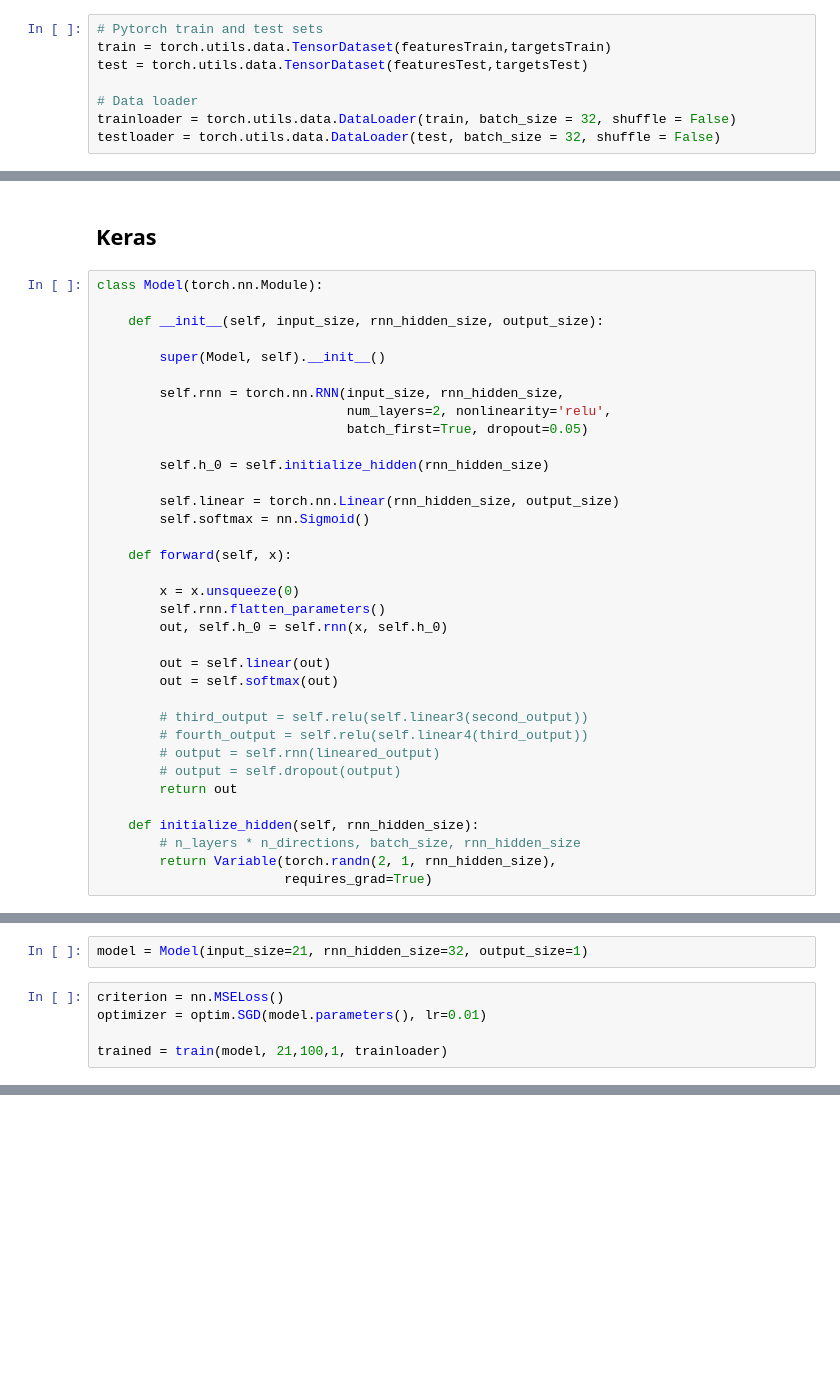
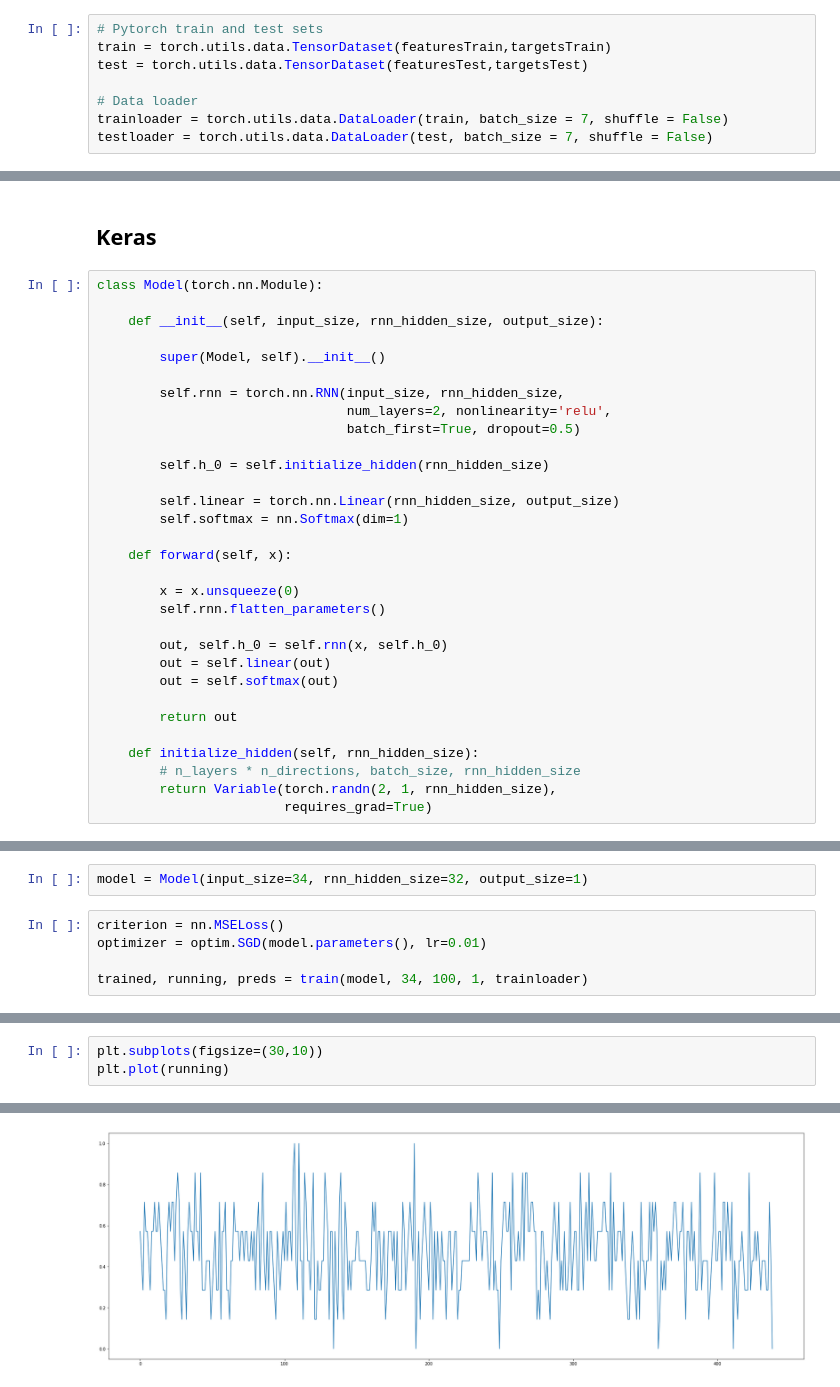
Before and after one commit to Roaldb86/Stock_prediction, a Jupyter notebook: Predicting_stock_market.ipynb, the cells around one changed output, grey strips where cells are left out. Drawn from its saved outputs; the diff is of its cells as text; blank space fills up the shorter version.

Commit message:
RNN model works, very low runningloss decrease (none), need to train much longer. also added save and load function

```diff
--- a/Predicting_stock_market.ipynb
+++ b/Predicting_stock_market.ipynb
@@ -303,8 +313,8 @@ train = torch.utils.data.TensorDataset(featuresTrain,targetsTrain)
 test = torch.utils.data.TensorDataset(featuresTest,targetsTest)
 
 # Data loader
-trainloader = torch.utils.data.DataLoader(train, batch_size = 32, shuffle = False)
-testloader = torch.utils.data.DataLoader(test, batch_size = 32, shuffle = False)
+trainloader = torch.utils.data.DataLoader(train, batch_size = 7, shuffle = False)
+testloader = torch.utils.data.DataLoader(test, batch_size = 7, shuffle = False)
 # %%
 class SimpleRNN(nn.Module):
     def __init__(self, hidden_size):
@@ -467,26 +457,22 @@ class Model(torch.nn.Module):
 
         self.rnn = torch.nn.RNN(input_size, rnn_hidden_size,
                                 num_layers=2, nonlinearity='relu',
-                                batch_first=True, dropout=0.05)
+                                batch_first=True, dropout=0.5)
 
         self.h_0 = self.initialize_hidden(rnn_hidden_size)
 
         self.linear = torch.nn.Linear(rnn_hidden_size, output_size)
-        self.softmax = nn.Sigmoid()
+        self.softmax = nn.Softmax(dim=1)
 
     def forward(self, x):
 
         x = x.unsqueeze(0)
         self.rnn.flatten_parameters()
+
         out, self.h_0 = self.rnn(x, self.h_0)
-
         out = self.linear(out)
         out = self.softmax(out)
 
-        # third_output = self.relu(self.linear3(second_output))
-        # fourth_output = self.relu(self.linear4(third_output))
-        # output = self.rnn(lineared_output)
-        # output = self.dropout(output)
         return out
 
     def initialize_hidden(self, rnn_hidden_size):
@@ -554,8 +553,8 @@ def train(model, input_size, hidden_size, output_size, train_loader):
 # %%
-model = Model(input_size=21, rnn_hidden_size=32, output_size=1)
+model = Model(input_size=34, rnn_hidden_size=32, output_size=1)
 # %%
 criterion = nn.MSELoss()
 optimizer = optim.SGD(model.parameters(), lr=0.01)
 
-trained = train(model, 21,100,1, trainloader)
+trained, running, preds = train(model, 34, 100, 1, trainloader)
 # %% [output]
@@ -643,0 +609,4 @@ Accuracy of the network on the test images: 55 %
+# %%
+plt.subplots(figsize=(30,10))
+plt.plot(running)
+# %% [output]
@@ -643,0 +614 @@ Accuracy of the network on the test images: 55 %
+[figure, added]
```
Also changed, not shown: parts of 36 cells of this notebook, 1 other file.
